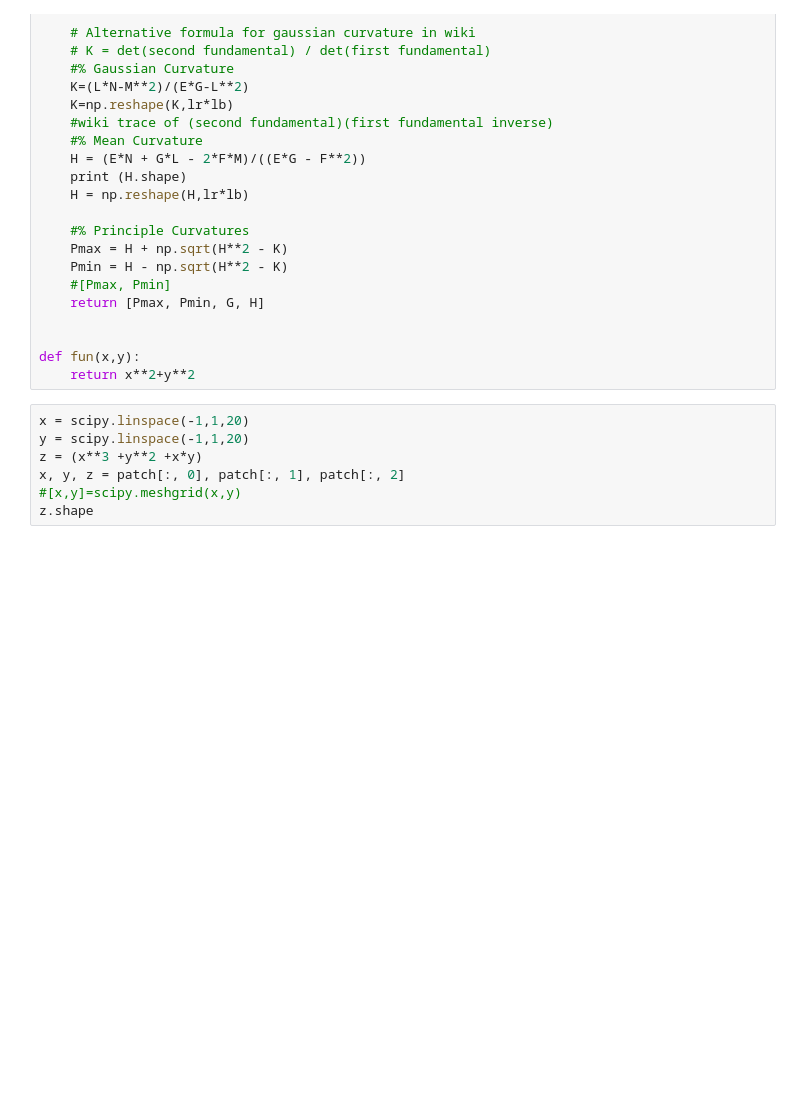
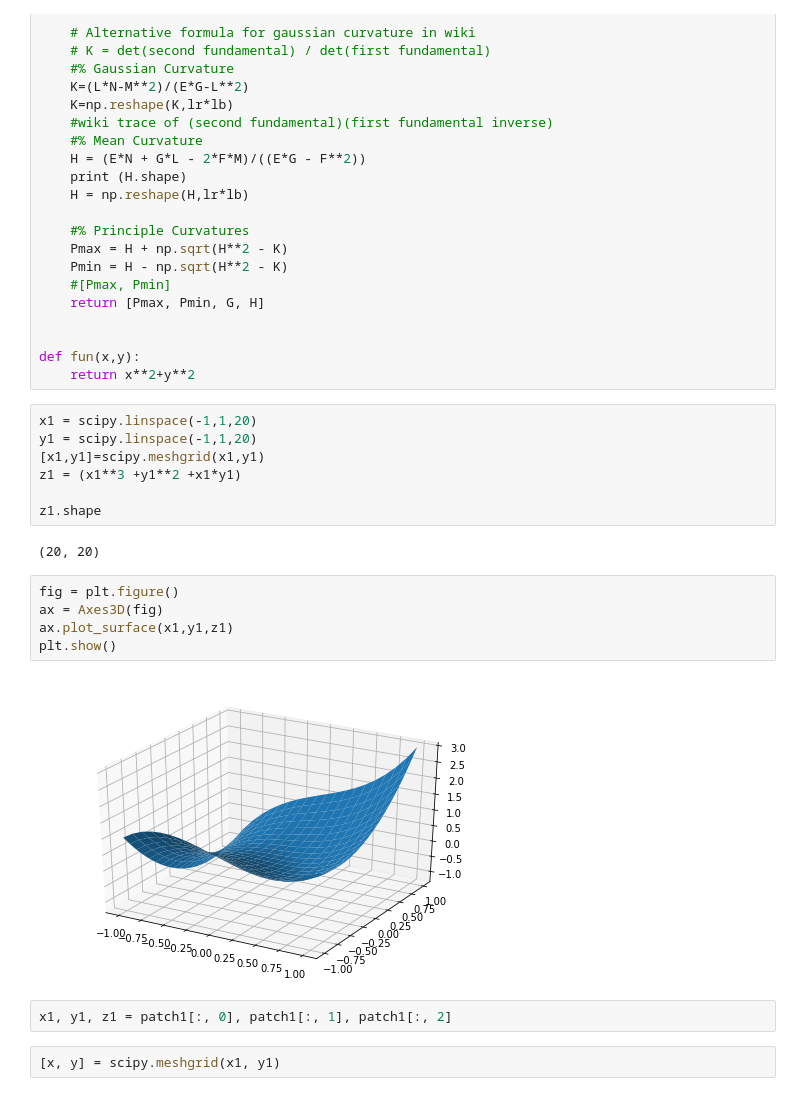
Before and after one commit to pyaf/Dense-3D-Face-Correspondence, a Jupyter notebook: hemanth.ipynb, the cells around one changed output. Cells and saved outputs as stored; diff of their text form; blank space fills up the shorter version.

```diff
--- a/hemanth.ipynb
+++ b/hemanth.ipynb
@@ -243,10 +293,23 @@ def surface_curvature(X,Y,Z):
 
 def fun(x,y):
     return x**2+y**2
-# %%
-x = scipy.linspace(-1,1,20)
-y = scipy.linspace(-1,1,20)
-z = (x**3 +y**2 +x*y)
-x, y, z = patch[:, 0], patch[:, 1], patch[:, 2]
-#[x,y]=scipy.meshgrid(x,y)
-z.shape
+# %%
+x1 = scipy.linspace(-1,1,20)
+y1 = scipy.linspace(-1,1,20)
+[x1,y1]=scipy.meshgrid(x1,y1)
+z1 = (x1**3 +y1**2 +x1*y1)
+
+z1.shape
+# %% [output]
+(20, 20)
+# %%
+fig = plt.figure()
+ax = Axes3D(fig)
+ax.plot_surface(x1,y1,z1)
+plt.show()
+# %% [output]
+[figure, added]
+# %%
+x1, y1, z1 = patch1[:, 0], patch1[:, 1], patch1[:, 2]
+# %%
+[x, y] = scipy.meshgrid(x1, y1)
```
Also changed, not shown: parts of 28 cells of this notebook.
